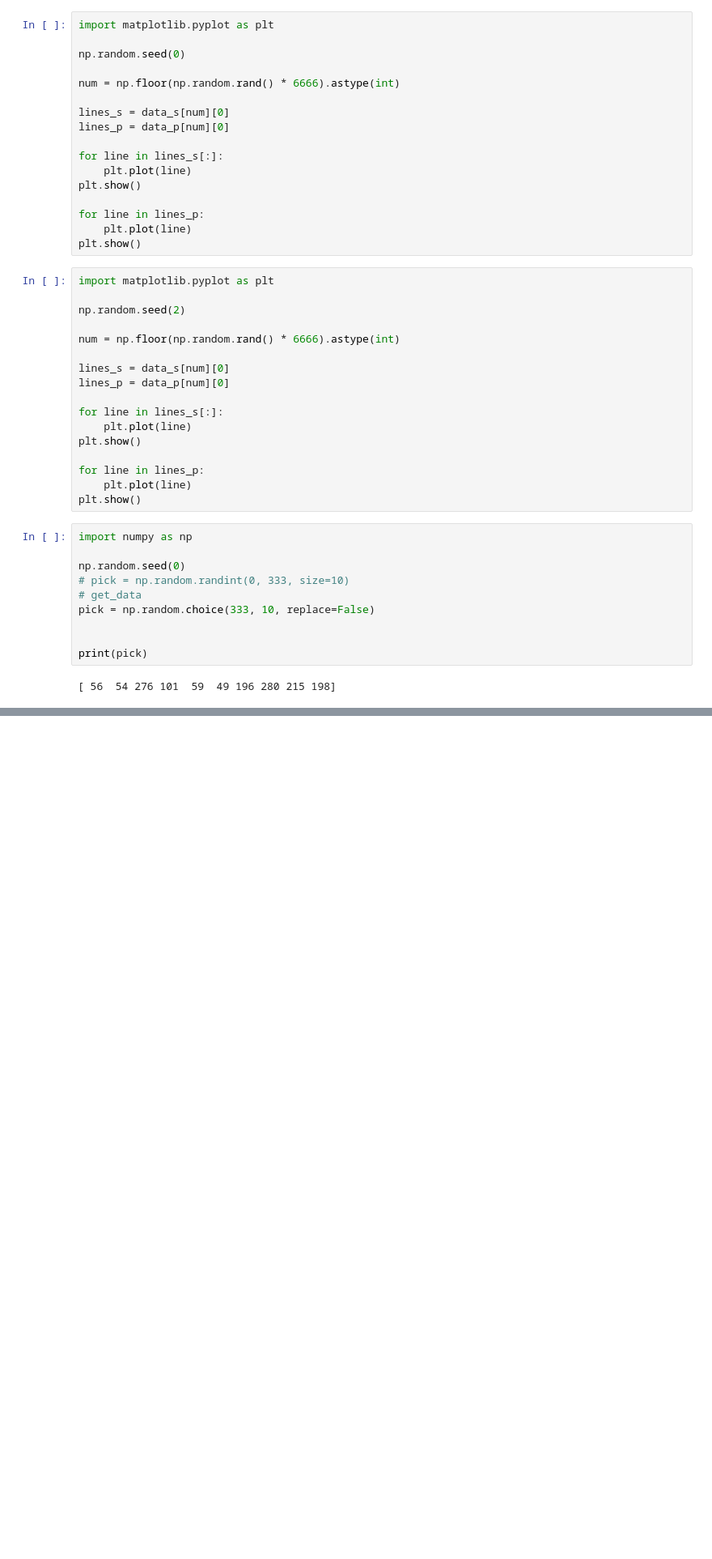
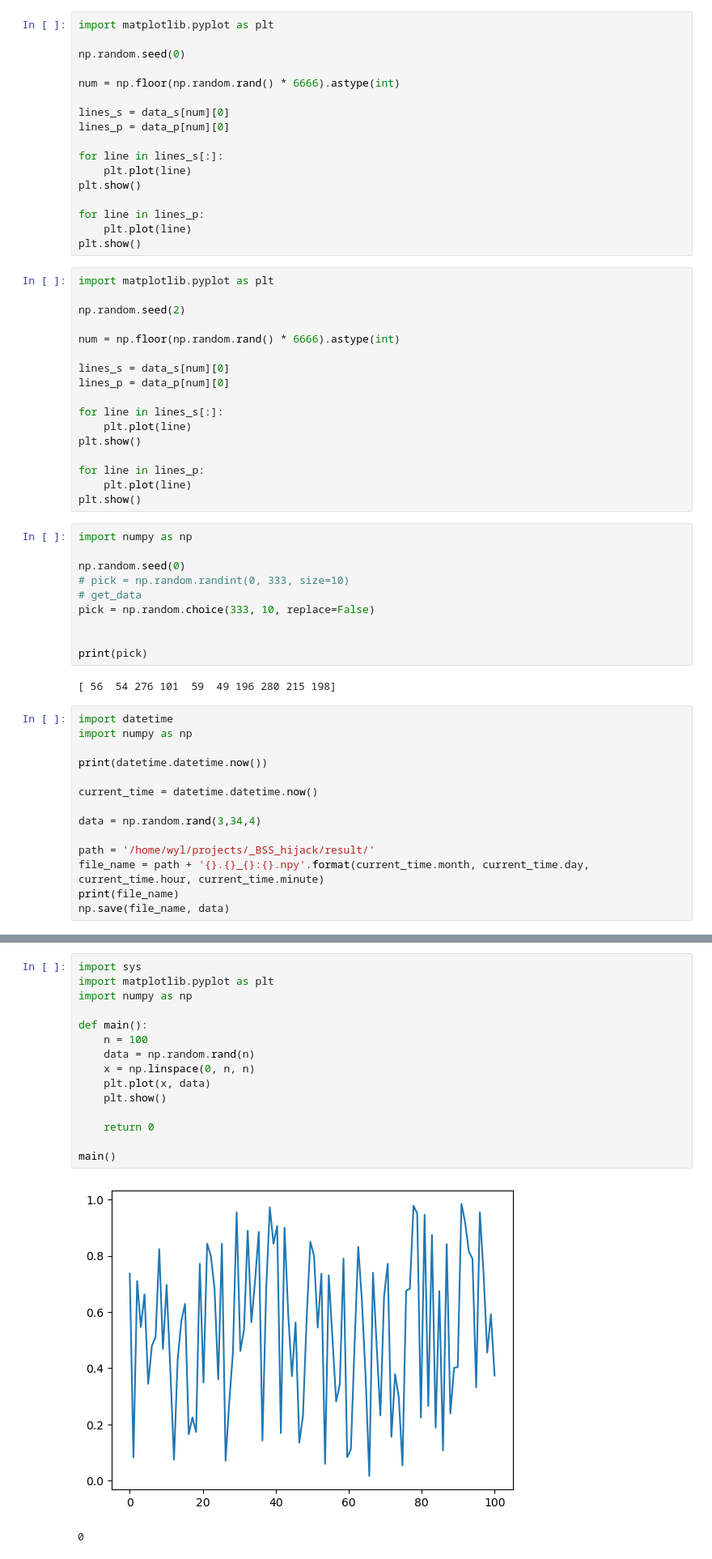
Before and after one commit to detyse/Diff4EEG-inverse, a Jupyter notebook: _test.ipynb, the cells around one changed output, grey strips where cells are left out. Shown: that part at 81% size. Drawn from its saved outputs; the diff is of its cells as text; blank space fills up the shorter version.

```diff
--- a/_test.ipynb
+++ b/_test.ipynb
@@ -93,3 +93,17 @@ pick = np.random.choice(333, 10, replace=False)
 print(pick)
 # %% [output]
 [ 56  54 276 101  59  49 196 280 215 198]
+# %%
+import datetime
+import numpy as np
+
+print(datetime.datetime.now())
+
+current_time = datetime.datetime.now()
+
+data = np.random.rand(3,34,4)
+
+path = '/home/wyl/projects/_BSS_hijack/result/'
+file_name = path + '{}.{}_{}:{}.npy'.format(current_time.month, current_time.day, current_time.hour, current_time.minute)
+print(file_name)
+np.save(file_name, data)
@@ -95,0 +120,18 @@ print(pick)
+# %%
+import sys
+import matplotlib.pyplot as plt
+import numpy as np
+
+def main():
+    n = 100
+    data = np.random.rand(n)
+    x = np.linspace(0, n, n)
+    plt.plot(x, data)
+    plt.show()
+
+    return 0
+
+main()
+# %% [output]
+[figure, added]
+0
```
Also changed, not shown: parts of 2 cells of this notebook, 10 other files.
